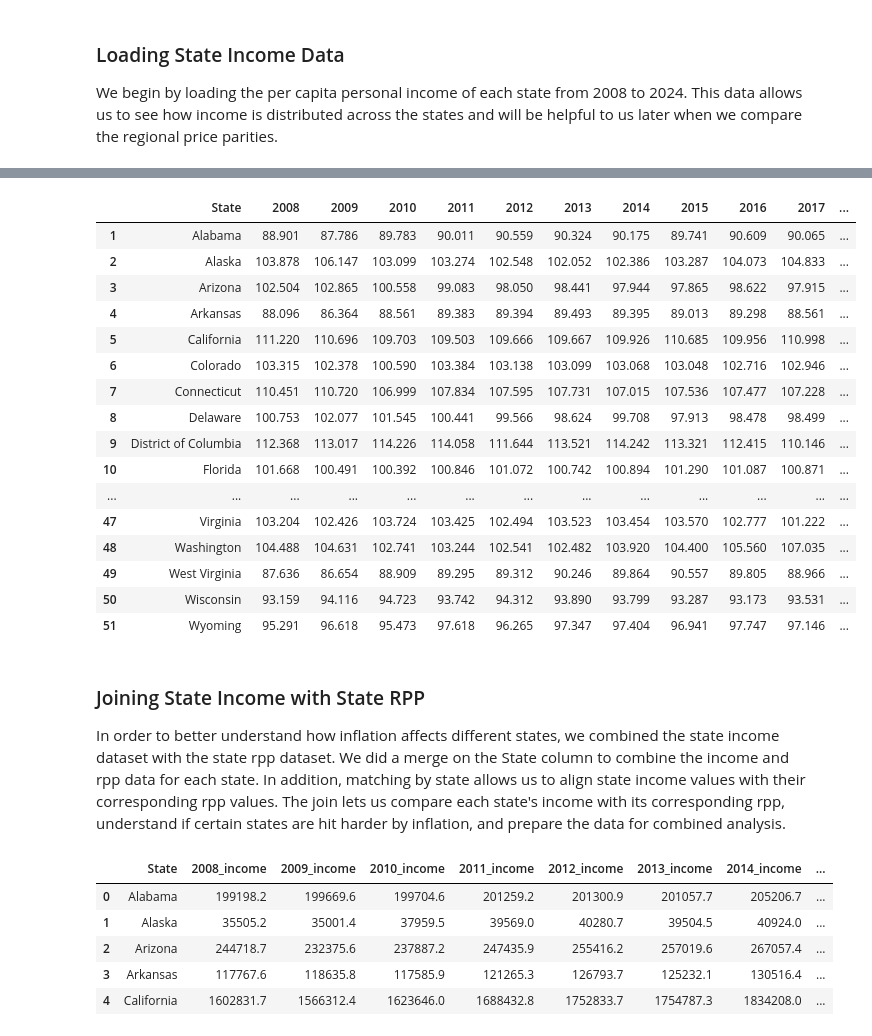
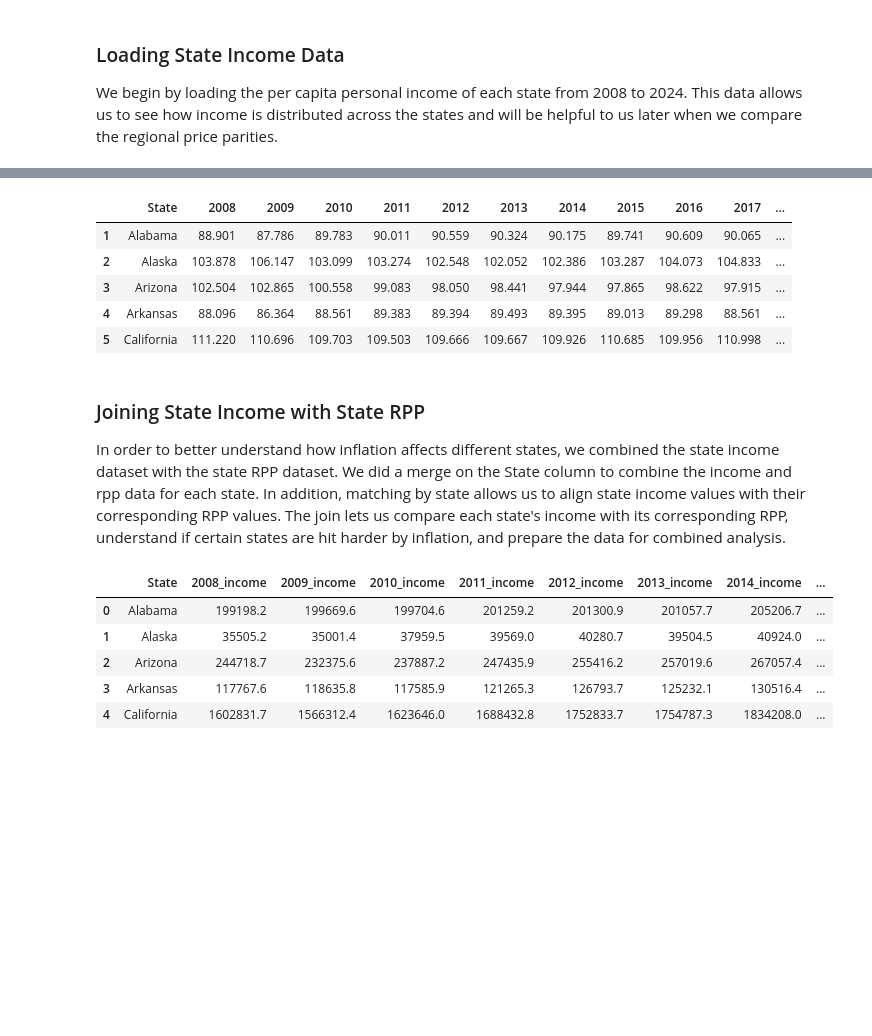
Before and after one commit to sanjur0211/Inflators, a Jupyter notebook: Project3.ipynb, the cells around one changed output, grey strips where cells are left out. Drawn from its saved outputs; the diff is of its cells as text; code cells hidden in the pictures; blank space fills up the shorter version.

```diff
--- a/Project3.ipynb
+++ b/Project3.ipynb
@@ -297,31 +248,20 @@ Next up, we load the state regional price parities data from 2008 to 2024. This
 # %%
 state_rpp = pandas.read_csv("data/state_rpp.csv", skiprows=3)
 state_rpp = state_rpp.iloc[1:52, :]
 state_rpp = state_rpp.drop(columns=['GeoFIPS']).rename(columns={'GeoName': 'State'})
 
-state_rpp
+state_rpp.head()
 # %% [output]
 |  | State | 2008 | 2009 | 2010 | 2011 | 2012 | 2013 | 2014 | 2015 | 2016 | 2017 | ... |
 | 1 | Alabama | 88.901 | 87.786 | 89.783 | 90.011 | 90.559 | 90.324 | 90.175 | 89.741 | 90.609 | 90.065 | ... |
 | 2 | Alaska | 103.878 | 106.147 | 103.099 | 103.274 | 102.548 | 102.052 | 102.386 | 103.287 | 104.073 | 104.833 | ... |
 | 3 | Arizona | 102.504 | 102.865 | 100.558 | 99.083 | 98.050 | 98.441 | 97.944 | 97.865 | 98.622 | 97.915 | ... |
 | 4 | Arkansas | 88.096 | 86.364 | 88.561 | 89.383 | 89.394 | 89.493 | 89.395 | 89.013 | 89.298 | 88.561 | ... |
 | 5 | California | 111.220 | 110.696 | 109.703 | 109.503 | 109.666 | 109.667 | 109.926 | 110.685 | 109.956 | 110.998 | ... |
-| 6 | Colorado | 103.315 | 102.378 | 100.590 | 103.384 | 103.138 | 103.099 | 103.068 | 103.048 | 102.716 | 102.946 | ... |
-| 7 | Connecticut | 110.451 | 110.720 | 106.999 | 107.834 | 107.595 | 107.731 | 107.015 | 107.536 | 107.477 | 107.228 | ... |
-| 8 | Delaware | 100.753 | 102.077 | 101.545 | 100.441 | 99.566 | 98.624 | 99.708 | 97.913 | 98.478 | 98.499 | ... |
-| 9 | District of Columbia | 112.368 | 113.017 | 114.226 | 114.058 | 111.644 | 113.521 | 114.242 | 113.321 | 112.415 | 110.146 | ... |
-| 10 | Florida | 101.668 | 100.491 | 100.392 | 100.846 | 101.072 | 100.742 | 100.894 | 101.290 | 101.087 | 100.871 | ... |
-| ... | ... | ... | ... | ... | ... | ... | ... | ... | ... | ... | ... | ... |
-| 47 | Virginia | 103.204 | 102.426 | 103.724 | 103.425 | 102.494 | 103.523 | 103.454 | 103.570 | 102.777 | 101.222 | ... |
-| 48 | Washington | 104.488 | 104.631 | 102.741 | 103.244 | 102.541 | 102.482 | 103.920 | 104.400 | 105.560 | 107.035 | ... |
-| 49 | West Virginia | 87.636 | 86.654 | 88.909 | 89.295 | 89.312 | 90.246 | 89.864 | 90.557 | 89.805 | 88.966 | ... |
-| 50 | Wisconsin | 93.159 | 94.116 | 94.723 | 93.742 | 94.312 | 93.890 | 93.799 | 93.287 | 93.173 | 93.531 | ... |
-| 51 | Wyoming | 95.291 | 96.618 | 95.473 | 97.618 | 96.265 | 97.347 | 97.404 | 96.941 | 97.747 | 97.146 | ... |
 # %% [markdown]
 ### Joining State Income with State RPP
 
-In order to better understand how inflation affects different states, we combined the state income dataset with the state rpp dataset. We did a merge on the State column to combine the income and rpp data for each state. In addition, matching by state allows us to align state income values with their corresponding rpp values. The join lets us compare each state's income with its corresponding rpp, understand if certain states are hit harder by inflation, and prepare the data for combined analysis.
+In order to better understand how inflation affects different states, we combined the state income dataset with the state RPP dataset. We did a merge on the State column to combine the income and rpp data for each state. In addition, matching by state allows us to align state income values with their corresponding RPP values. The join lets us compare each state's income with its corresponding RPP, understand if certain states are hit harder by inflation, and prepare the data for combined analysis.
 # %%
 joined_states = pandas.merge(state_income, state_rpp, on='State', suffixes=('_income', '_rpp'))
 joined_states.head()
```
Also changed, not shown: parts of 37 cells of this notebook.
